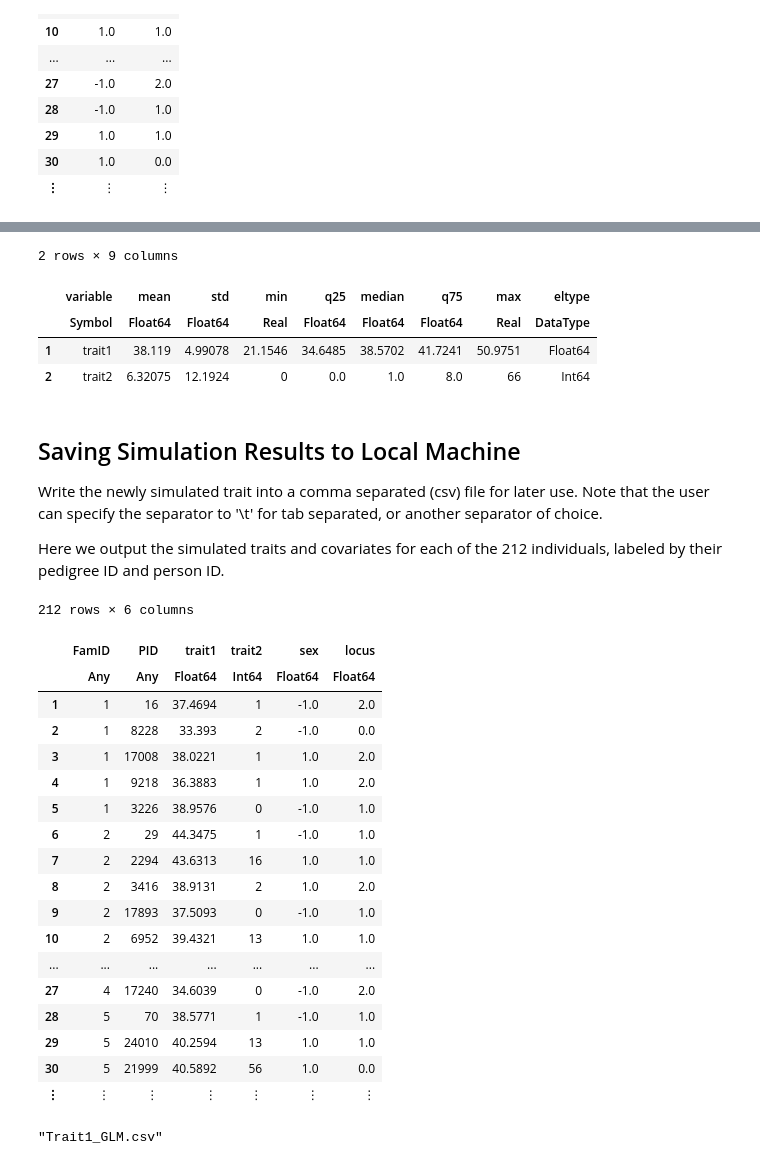
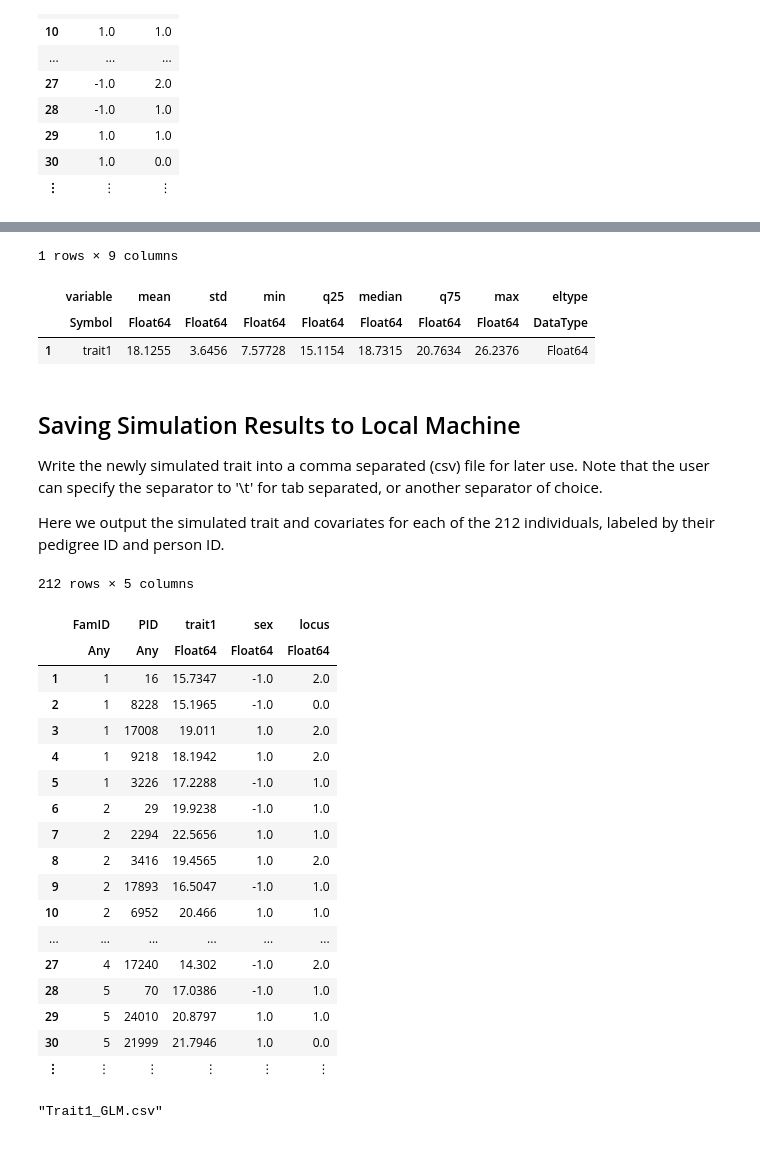
Before and after one commit to OpenMendel/TraitSimulation.jl, a Jupyter notebook: docs/TraitSimulation_28e.ipynb, the cells around one changed output, grey strips where cells are left out. Saved outputs shown, nothing was run; the diff lists cells and outputs as text; code cells hidden in the pictures.

```diff
--- a/docs/TraitSimulation_28e.ipynb
+++ b/docs/TraitSimulation_28e.ipynb
@@ -329,0 +304,4 @@ Simulated_GLM_trait_NOTIID = simulate(Multiple_GLM_traits_model_NOTIID)
+# %%
+mean_formula = "20 + 3(sex) - 1.5(locus)"
+GLM_trait_model = GLMTrait(mean_formula, X, NormalResponse(2), IdentityLink())
+Simulated_GLM_trait = simulate(GLM_trait_model)
@@ -330,39 +328,38 @@ Simulated_GLM_trait_NOTIID = simulate(Multiple_GLM_traits_model_NOTIID)
 # %%
-describe(Simulated_GLM_trait_NOTIID, stats = [:mean, :std, :min, :q25, :median, :q75, :max, :eltype])
+describe(Simulated_GLM_trait, stats = [:mean, :std, :min, :q25, :median, :q75, :max, :eltype])
 # %% [output]
-2 rows × 9 columns
+1 rows × 9 columns
 |  | variable | mean | std | min | q25 | median | q75 | max | eltype |
-|  | Symbol | Float64 | Float64 | Real | Float64 | Float64 | Float64 | Real | DataType |
-| 1 | trait1 | 38.119 | 4.99078 | 21.1546 | 34.6485 | 38.5702 | 41.7241 | 50.9751 | Float64 |
-| 2 | trait2 | 6.32075 | 12.1924 | 0 | 0.0 | 1.0 | 8.0 | 66 | Int64 |
+|  | Symbol | Float64 | Float64 | Float64 | Float64 | Float64 | Float64 | Float64 | DataType |
+| 1 | trait1 | 18.1255 | 3.6456 | 7.57728 | 15.1154 | 18.7315 | 20.7634 | 26.2376 | Float64 |
 # %% [markdown]
 ## Saving Simulation Results to Local Machine
 
 Write the newly simulated trait into a comma separated (csv) file for later use. Note that the user can specify the separator to '\t' for tab separated, or another separator of choice.
 
-Here we output the simulated traits and covariates for each of the 212 individuals, labeled by their pedigree ID and person ID.
+Here we output the simulated trait and covariates for each of the 212 individuals, labeled by their pedigree ID and person ID.
 # %%
-Trait1_GLM = hcat(Fam_Person_id, Simulated_GLM_trait_NOTIID, X)
+Trait1_GLM = hcat(Fam_Person_id, Simulated_GLM_trait, X)
 # %% [output]
-212 rows × 6 columns
+212 rows × 5 columns
-|  | FamID | PID | trait1 | trait2 | sex | locus |
-|  | Any | Any | Float64 | Int64 | Float64 | Float64 |
-| 1 | 1 | 16 | 37.4694 | 1 | -1.0 | 2.0 |
-| 2 | 1 | 8228 | 33.393 | 2 | -1.0 | 0.0 |
-| 3 | 1 | 17008 | 38.0221 | 1 | 1.0 | 2.0 |
-| 4 | 1 | 9218 | 36.3883 | 1 | 1.0 | 2.0 |
-| 5 | 1 | 3226 | 38.9576 | 0 | -1.0 | 1.0 |
-| 6 | 2 | 29 | 44.3475 | 1 | -1.0 | 1.0 |
-| 7 | 2 | 2294 | 43.6313 | 16 | 1.0 | 1.0 |
-| 8 | 2 | 3416 | 38.9131 | 2 | 1.0 | 2.0 |
-| 9 | 2 | 17893 | 37.5093 | 0 | -1.0 | 1.0 |
-| 10 | 2 | 6952 | 39.4321 | 13 | 1.0 | 1.0 |
-| ... | ... | ... | ... | ... | ... | ... |
-| 27 | 4 | 17240 | 34.6039 | 0 | -1.0 | 2.0 |
-| 28 | 5 | 70 | 38.5771 | 1 | -1.0 | 1.0 |
-| 29 | 5 | 24010 | 40.2594 | 13 | 1.0 | 1.0 |
-| 30 | 5 | 21999 | 40.5892 | 56 | 1.0 | 0.0 |
-| ⋮ | ⋮ | ⋮ | ⋮ | ⋮ | ⋮ | ⋮ |
+|  | FamID | PID | trait1 | sex | locus |
+|  | Any | Any | Float64 | Float64 | Float64 |
+| 1 | 1 | 16 | 15.7347 | -1.0 | 2.0 |
+| 2 | 1 | 8228 | 15.1965 | -1.0 | 0.0 |
+| 3 | 1 | 17008 | 19.011 | 1.0 | 2.0 |
+| 4 | 1 | 9218 | 18.1942 | 1.0 | 2.0 |
+| 5 | 1 | 3226 | 17.2288 | -1.0 | 1.0 |
+| 6 | 2 | 29 | 19.9238 | -1.0 | 1.0 |
+| 7 | 2 | 2294 | 22.5656 | 1.0 | 1.0 |
+| 8 | 2 | 3416 | 19.4565 | 1.0 | 2.0 |
+| 9 | 2 | 17893 | 16.5047 | -1.0 | 1.0 |
+| 10 | 2 | 6952 | 20.466 | 1.0 | 1.0 |
+| ... | ... | ... | ... | ... | ... |
+| 27 | 4 | 17240 | 14.302 | -1.0 | 2.0 |
+| 28 | 5 | 70 | 17.0386 | -1.0 | 1.0 |
+| 29 | 5 | 24010 | 20.8797 | 1.0 | 1.0 |
+| 30 | 5 | 21999 | 21.7946 | 1.0 | 0.0 |
+| ⋮ | ⋮ | ⋮ | ⋮ | ⋮ | ⋮ |
 # %%
 #cd("/Users") #change to home directory
 CSV.write("Trait1_GLM.csv", Trait1_GLM)
```
Also changed, not shown: parts of 35 cells of this notebook, 3 other files.
